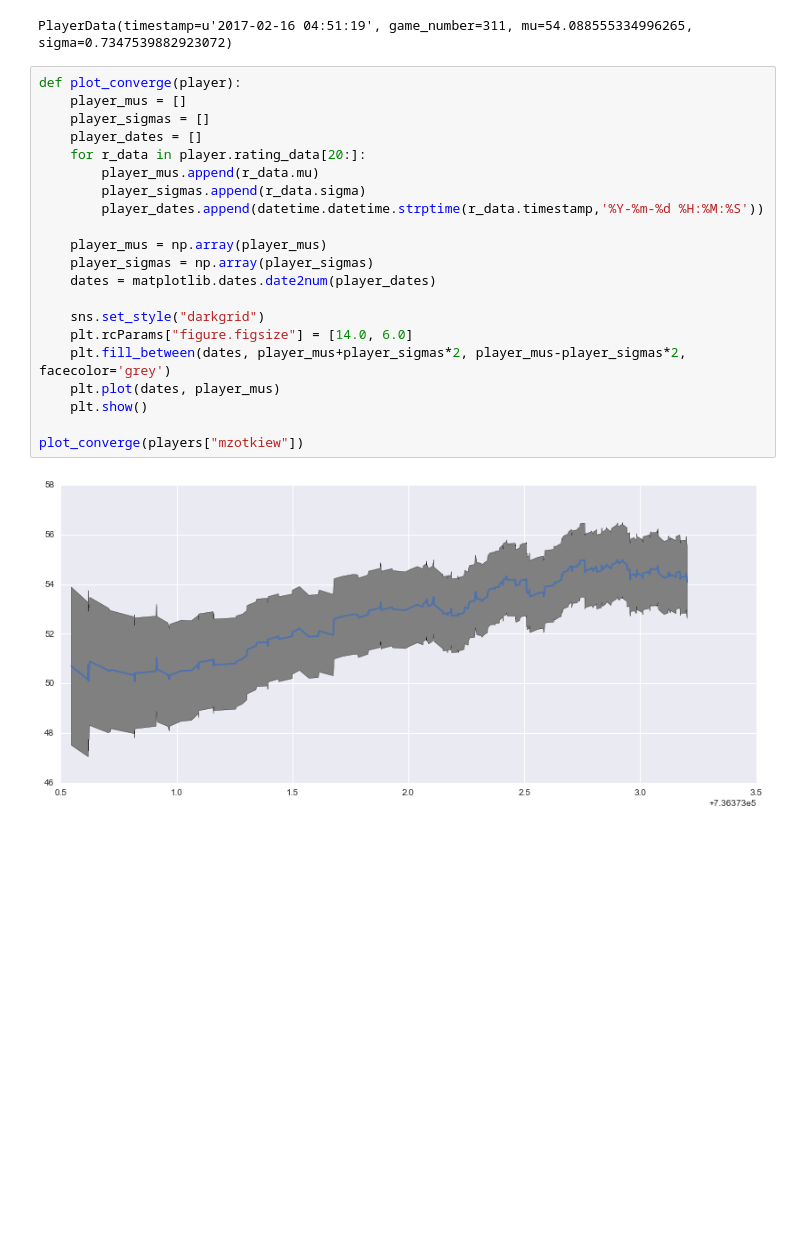
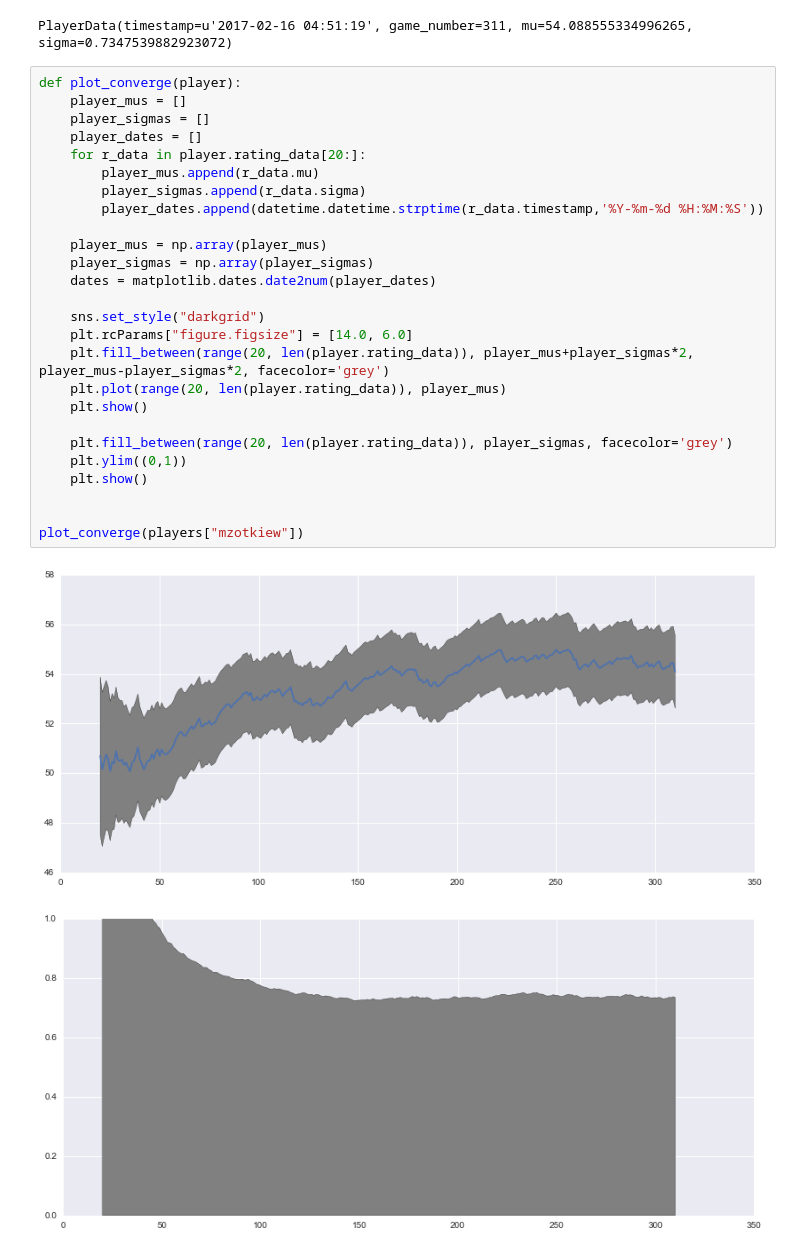
Before and after one commit to DanielVF/Halite-Ranking-Viz, a Jupyter notebook: Trueskill-Seaborn.ipynb, the cells around one changed output. Cells and saved outputs as stored; diff of their text form; blank space fills up the shorter version.

Commit message:
Add plots for sigma

```diff
--- a/Trueskill-Seaborn.ipynb
+++ b/Trueskill-Seaborn.ipynb
@@ -41,26 +41,32 @@ PlayerData(timestamp=u'2017-02-16 04:51:19', game_number=311, mu=54.088555334996
 # %%
 def plot_converge(player):
     player_mus = []
     player_sigmas = []
     player_dates = []
     for r_data in player.rating_data[20:]:
         player_mus.append(r_data.mu)
         player_sigmas.append(r_data.sigma)
         player_dates.append(datetime.datetime.strptime(r_data.timestamp,'%Y-%m-%d %H:%M:%S'))
 
     player_mus = np.array(player_mus)
     player_sigmas = np.array(player_sigmas)
     dates = matplotlib.dates.date2num(player_dates)
 
     sns.set_style("darkgrid")
     plt.rcParams["figure.figsize"] = [14.0, 6.0]
-    plt.fill_between(dates, player_mus+player_sigmas*2, player_mus-player_sigmas*2, facecolor='grey')
-    plt.plot(dates, player_mus)
+    plt.fill_between(range(20, len(player.rating_data)), player_mus+player_sigmas*2, player_mus-player_sigmas*2, facecolor='grey')
+    plt.plot(range(20, len(player.rating_data)), player_mus)
     plt.show()
 
+    plt.fill_between(range(20, len(player.rating_data)), player_sigmas, facecolor='grey')
+    plt.ylim((0,1))
+    plt.show()
+
+
 plot_converge(players["mzotkiew"])
 # %% [output]
-[figure, old version]
+[figure, new version]
+[figure, added]
 # %%
 plot_converge(players["DanielVF"])
 # %% [output]
```
Also changed, not shown: parts of 3 cells of this notebook.
